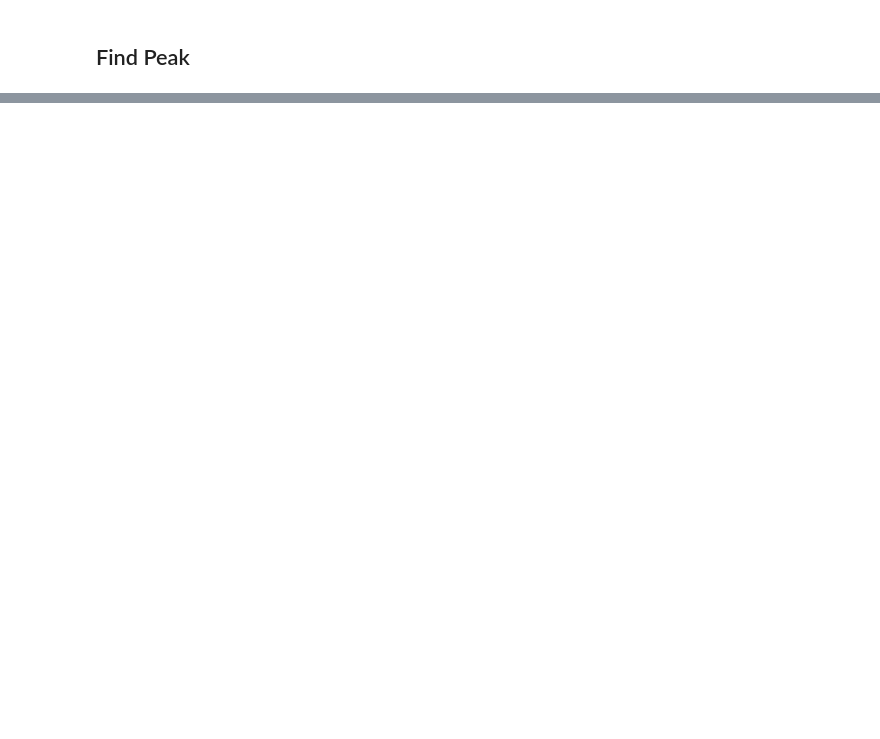
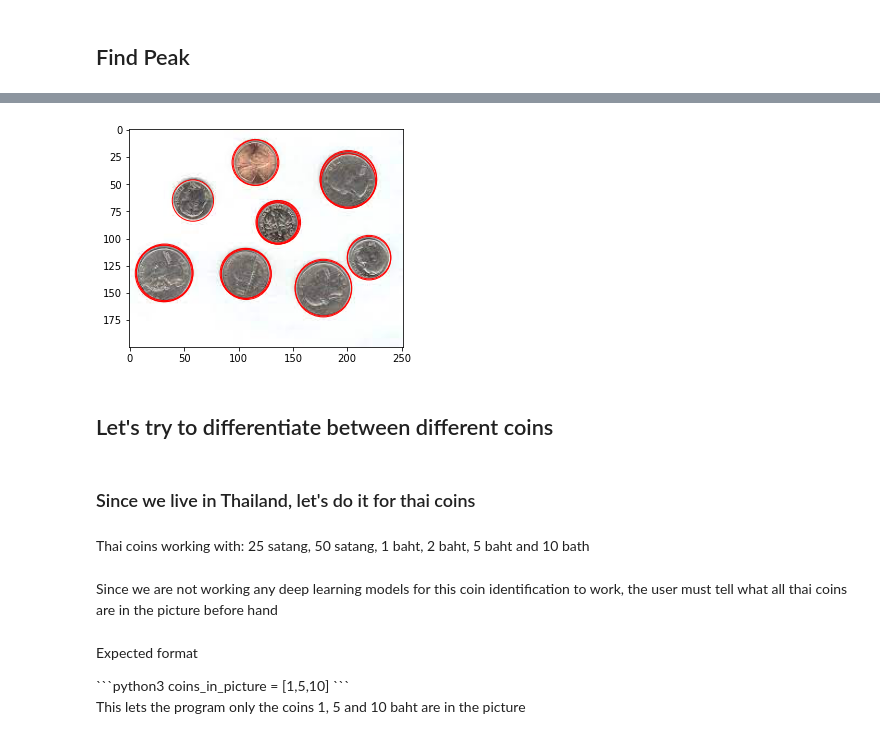
Before and after one commit to karank85/count-coins, a Jupyter notebook: main.ipynb, the cells around one changed output, grey strips where cells are left out. Saved outputs shown, nothing was run; the diff lists cells and outputs as text; code cells hidden in the pictures; blank space fills up the shorter version.

````diff
--- a/main.ipynb
+++ b/main.ipynb
@@ -211,0 +217,31 @@ for gc in good_circles:
+# %%
+def hough_transform_circle_manual(canny_img, min_radius, max_radius, threshold_value):
+    # get the edges coordinate in the canny image
+    edges_coords = get_edges(canny_img)
+
+    height, width = canny_img.shape[:2]
+
+    #creating the accumulator to store all the votes
+    acc = np.zeros((height,width,(max_radius-min_radius)+1))
+
+    # loop through all the edges coordinate to fill up the votes
+    for r in range(min_radius, max_radius):
+        for ec in edges_coords:
+            x = ec[0]
+            y = ec[1]
+            for theta in range(0,361):
+                a = x - int(r*np.cos(theta * (np.pi/180)))
+                b = y - int(r*np.sin(theta * (np.pi/180)))
+                if a+r < width and b+r< height:
+                    acc[b,a,r-min_radius] += 1
+
+    # filter the votes by a certain threshold value to get possible circles that detected the coins
+    # successfully
+    good_circles = []
+    for y in range(height):
+        for x in range(width):
+            for r in range(min_radius, max_radius):
+                if acc[y,x,r-min_radius] >= threshold_value:
+                    good_circles += [(x,y,r)]
+
+    return good_circles
@@ -211,0 +250,3 @@ for gc in good_circles:
+# %%
+output_manual = hough_transform_circle_manual(sample_image_gray_blur_canny, 5, 60, 175)
+output_manual
@@ -211,0 +274,23 @@ for gc in good_circles:
+# %%
+coins = plt.imread('assets/coin_sample1.jpeg')
+plt.imshow(coins)
+plt.gca()
+
+for gc in output_manual:
+    draw_circle(gc[0], gc[1], gc[2])
+# %% [output]
+[figure, added]
+# %% [markdown]
+## Let's try to differentiate between different coins
+# %% [markdown]
+### Since we live in Thailand, let's do it for thai coins
+# %% [markdown]
+<p> Thai coins working with: 25 satang, 50 satang, 1 baht, 2 baht, 5 baht and 10 bath </p>
+# %% [markdown]
+<p> Since we are not working any deep learning models for this coin identification to work, the user must tell what all thai coins are in the picture before hand </p>
+# %% [markdown]
+<p> Expected format </p>
+```python3
+coins_in_picture = [1,5,10]
+```
+<p> This lets the program only the coins 1, 5 and 10 baht are in the picture
````
Also changed, not shown: parts of 21 cells of this notebook, 2 other files.
